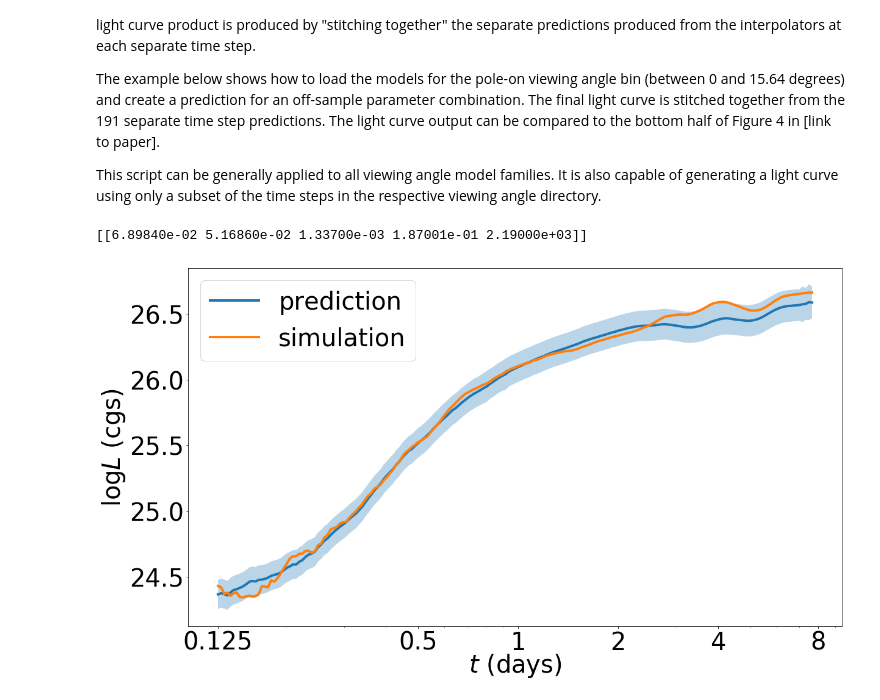
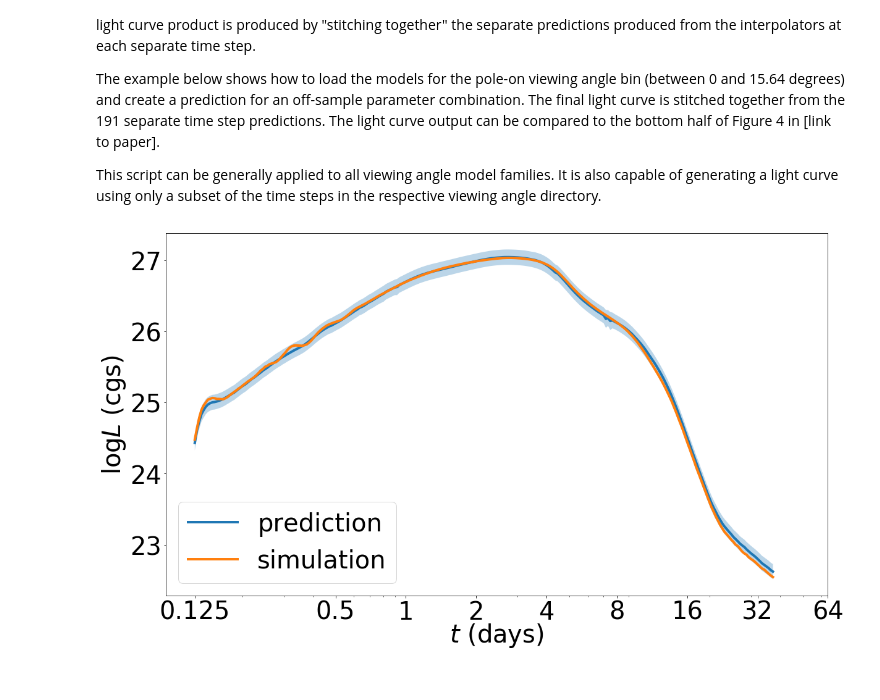
Before and after one commit to markoris/surrogate_kne, a Jupyter notebook: compare_training_data_tutorial.ipynb, the cells around one changed output. Saved outputs shown, nothing was run; the diff lists cells and outputs as text; code cells hidden in the pictures.

Commit message:
fixing indexing given longer time interpolators having changing training set size

```diff
--- a/compare_training_data_tutorial.ipynb
+++ b/compare_training_data_tutorial.ipynb
@@ -14,20 +14,19 @@ import sys
 import glob
 import numpy as np
 import save_sklearn_gp as ssg
+from natsort import natsorted
 from scipy.linalg import cholesky, cho_solve
 
 # making a size (9, 5) array with each row having 5 input parameters (md, vd, mw, vw, wav) for all wavelength bands
 
-times = np.logspace(np.log10(0.125), np.log10(7.6608262), 191)
-
 # loading all the models from the family trained using a pole-on viewing angle
 
-files = glob.glob('theta00deg/*')
-files.sort() # sorting is necessary! otherwise time will be out of order
+files = glob.glob('surrogate_data/2021_Wollaeger_TorusPeanut/theta00deg/*')
+files = natsorted(files) # sorting is necessary! otherwise time will be out of order
 
 #np.random.seed(1337) # uncomment to
 
-x_train = np.loadtxt(files[0]+'/model_X.dat') # all files have the same X training data - arbitrarily load from the first file
+x_train = np.loadtxt(files[-1]+'/model_X.dat') # all files do NOT have the same X training data, but loading from the last one ensures that the previous interpolators will include that event
 idx = np.random.randint(x_train.shape[0]) # randomly choose one of the events in the training set
 inputs = x_train[None, idx]
 
@@ -37,21 +36,13 @@ for file in files:
 	fname = file+'/model'
 	model = ssg.load_gp(fname) # loading Gaussian Process from hyperparameters saved in .json format
 
-	K = model.kernel_(model.X_train_) # setting up the kernel
-	K[np.diag_indices_from(K)] += model.alpha
-	model.L_ = cholesky(K, lower=True) # recalculating L matrix since this is what makes the pickled models bulky
-	model._K_inv = None # has to be set to None so the GP knows to re-calculate matrices used for uncertainty
-	K_trans = model.kernel_(inputs, model.X_train_)
-	pred = K_trans.dot(model.alpha_)
-	pred = model._y_train_std * pred + model._y_train_mean
-	v = cho_solve((model.L_, True), K_trans.T)
-	y_cov = model.kernel_(inputs) - K_trans.dot(v)
-	err = np.sqrt(np.diag(y_cov))
-#	_, err = model.predict(inputs, return_std=True) # returns only the uncertainty
+	x_train = np.loadtxt(file+'/model_X.dat') # size of training set changes at later times (not all sims go out to same time)
+	idx = np.argmin([np.sum(np.abs(x_train[idx, :]-inputs[0, :])) for idx in range(x_train.shape[0])]) # finds index for inputs
+	sim = np.loadtxt(file+'/model_y.dat')[idx] # above line identifies new index for event due to changing size of training set
+	sim *= model._y_train_std #
+	sim += model._y_train_mean
 
-	sim = np.loadtxt(file+'/model_y.dat')[idx]
-	sim *= model._y_train_std
-	sim += model._y_train_mean
+	pred, err = ssg.predict(model, inputs)
 
 	try:
 		lc = np.append(lc, pred)
@@ -61,35 +52,35 @@ for file in files:
 		lc = pred # if first time point, initializes the light curve array
 		sim_lc = sim
 		errs = err # same as above, but for errors
-# %% [output]
-[[6.89840e-02 5.16860e-02 1.33700e-03 1.87001e-01 2.19000e+03]]
 # %%
 from matplotlib import ticker
 import matplotlib.pyplot as plt
 import itertools
 
 def flip(items, ncol):
     '''
     credit to Avaris on StackOverflow for this function
     '''
     return itertools.chain(*[items[i::ncol] for i in range(ncol)])
+
+times = np.logspace(np.log10(0.125), np.log10(37.239195485411194), 264)
 
 colors = {"g": "blue", "r": "cyan", "i": "lime", "z": "green", "y": "greenyellow", "J": "gold",
          "H": "orange", "K": "red", "S": "darkred"}
 wavelengths = 'grizyJHKS'
 plt.figure(figsize=(19.2, 10.8))
 plt.rc('font', size = 40)
 plt.rc('lines', lw=4)
 #for band in range(lc.shape[1]):
 plt.plot(times, lc, label='prediction')#, color=colors[wavelengths[band]], label=wavelengths[band])
 plt.plot(times, sim_lc, label='simulation')
 plt.fill_between(times, lc-errs, lc+errs, alpha=0.3)#, color=colors[wavelengths[band]], alpha=0.3)
 plt.xscale('log')
-plt.gca().set_xticks([0.125, 0.5, 1, 2, 4, 8])
+plt.gca().set_xticks([0.125, 0.5, 1, 2, 4, 8, 16, 32, 64])
 plt.gca().get_xaxis().set_major_formatter(ticker.FormatStrFormatter('%g'))
 plt.xlabel(r"$t$ (days)", labelpad=-5)
 plt.ylabel(r"$\log L$ (cgs)")
 plt.legend()
 plt.savefig('pred_onsample.png')
 # %% [output]
-[figure, old version]
+[figure, new version]
```
